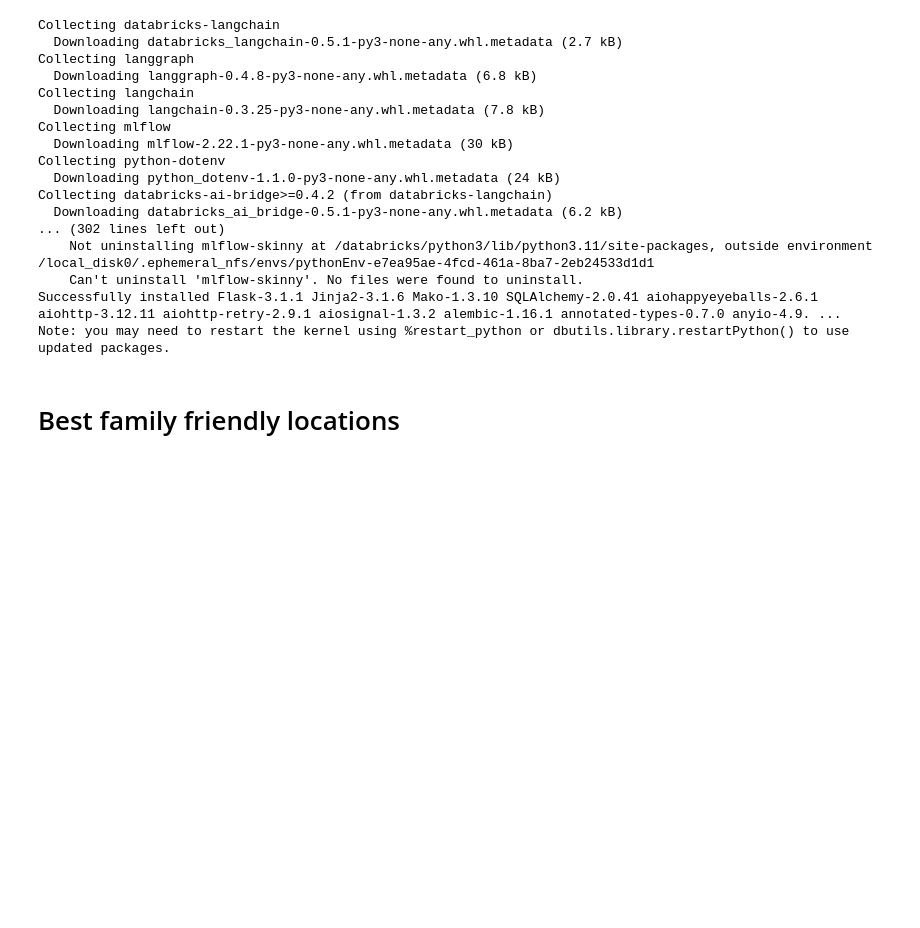
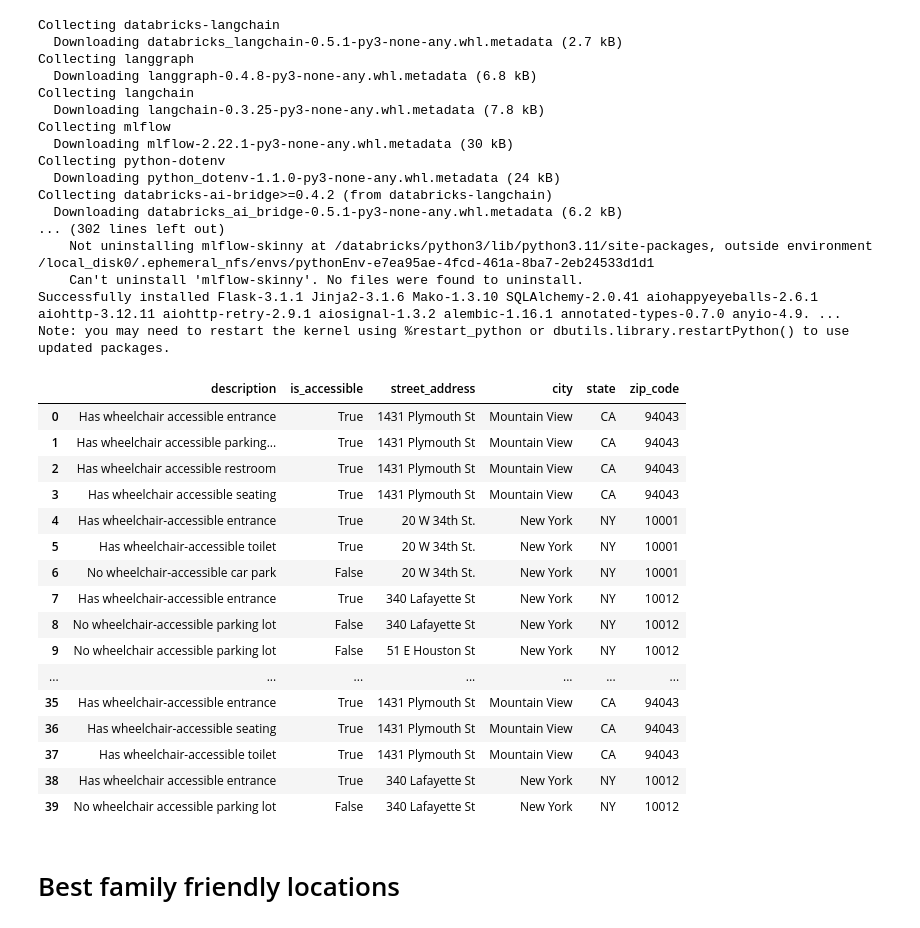
Before and after one commit to amitksdev/dais-2025, a Jupyter notebook: accessible_locations.ipynb, the cells around one changed output. Saved outputs shown, nothing was run; the diff lists cells and outputs as text; code cells hidden in the pictures; blank space fills up the shorter version.

```diff
--- a/accessible_locations.ipynb
+++ b/accessible_locations.ipynb
@@ -42,6 +42,26 @@ FROM
   """
 # %%
 df = spark.sql(query).toPandas()
+# %%
+df[['description', 'is_accessible', 'street_address', 'city', 'state', 'zip_code']]
+# %% [output]
+|  | description | is_accessible | street_address | city | state | zip_code |
+| 0 | Has wheelchair accessible entrance | True | 1431 Plymouth St | Mountain View | CA | 94043 |
+| 1 | Has wheelchair accessible parking... | True | 1431 Plymouth St | Mountain View | CA | 94043 |
+| 2 | Has wheelchair accessible restroom | True | 1431 Plymouth St | Mountain View | CA | 94043 |
+| 3 | Has wheelchair accessible seating | True | 1431 Plymouth St | Mountain View | CA | 94043 |
+| 4 | Has wheelchair-accessible entrance | True | 20 W 34th St. | New York | NY | 10001 |
+| 5 | Has wheelchair-accessible toilet | True | 20 W 34th St. | New York | NY | 10001 |
+| 6 | No wheelchair-accessible car park | False | 20 W 34th St. | New York | NY | 10001 |
+| 7 | Has wheelchair-accessible entrance | True | 340 Lafayette St | New York | NY | 10012 |
+| 8 | No wheelchair-accessible parking lot | False | 340 Lafayette St | New York | NY | 10012 |
+| 9 | No wheelchair accessible parking lot | False | 51 E Houston St | New York | NY | 10012 |
+| ... | ... | ... | ... | ... | ... | ... |
+| 35 | Has wheelchair-accessible entrance | True | 1431 Plymouth St | Mountain View | CA | 94043 |
+| 36 | Has wheelchair-accessible seating | True | 1431 Plymouth St | Mountain View | CA | 94043 |
+| 37 | Has wheelchair-accessible toilet | True | 1431 Plymouth St | Mountain View | CA | 94043 |
+| 38 | Has wheelchair accessible entrance | True | 340 Lafayette St | New York | NY | 10012 |
+| 39 | No wheelchair accessible parking lot | False | 340 Lafayette St | New York | NY | 10012 |
 # %% [markdown]
 # Best family friendly locations
 # %%
```
Also changed, not shown: parts of 4 cells of this notebook.
